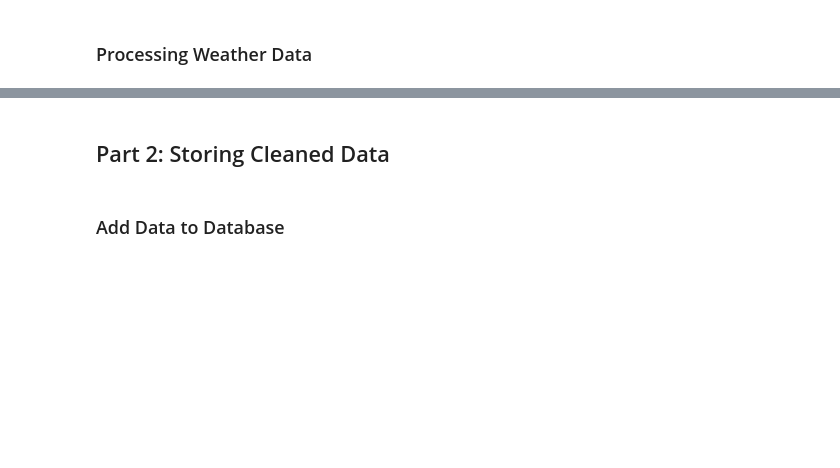
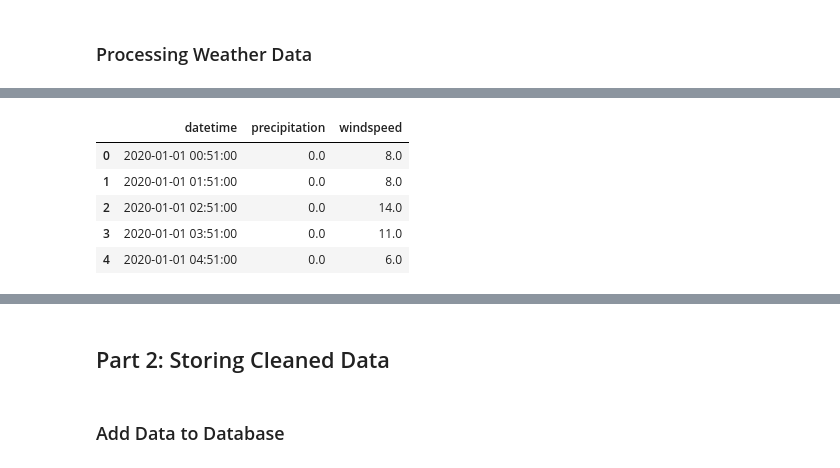
Before and after one commit to Yumingyue17/final-project, a Jupyter notebook: 4501 final project.ipynb, the cells around one changed output, grey strips where cells are left out. Cells and saved outputs as stored; diff of their text form; code cells hidden in the pictures; blank space fills up the shorter version.

```diff
--- a/4501 final project.ipynb
+++ b/4501 final project.ipynb
@@ -453,0 +592,17 @@ uber_data.describe()
+# %%
+new_column_names = {
+    'DATE': 'datetime',
+    'HourlyPrecipitation': 'precipitation',
+    'HourlyWindSpeed': 'windspeed'
+}
+
+hourly_weather_data = hourly_weather_data.rename(columns=new_column_names)
+# %%
+hourly_weather_data.head()
+# %% [output]
+|  | datetime | precipitation | windspeed |
+| 0 | 2020-01-01 00:51:00 | 0.0 | 8.0 |
+| 1 | 2020-01-01 01:51:00 | 0.0 | 8.0 |
+| 2 | 2020-01-01 02:51:00 | 0.0 | 14.0 |
+| 3 | 2020-01-01 03:51:00 | 0.0 | 11.0 |
+| 4 | 2020-01-01 04:51:00 | 0.0 | 6.0 |
```
Also changed, not shown: parts of 19 cells of this notebook, 1 other file.
